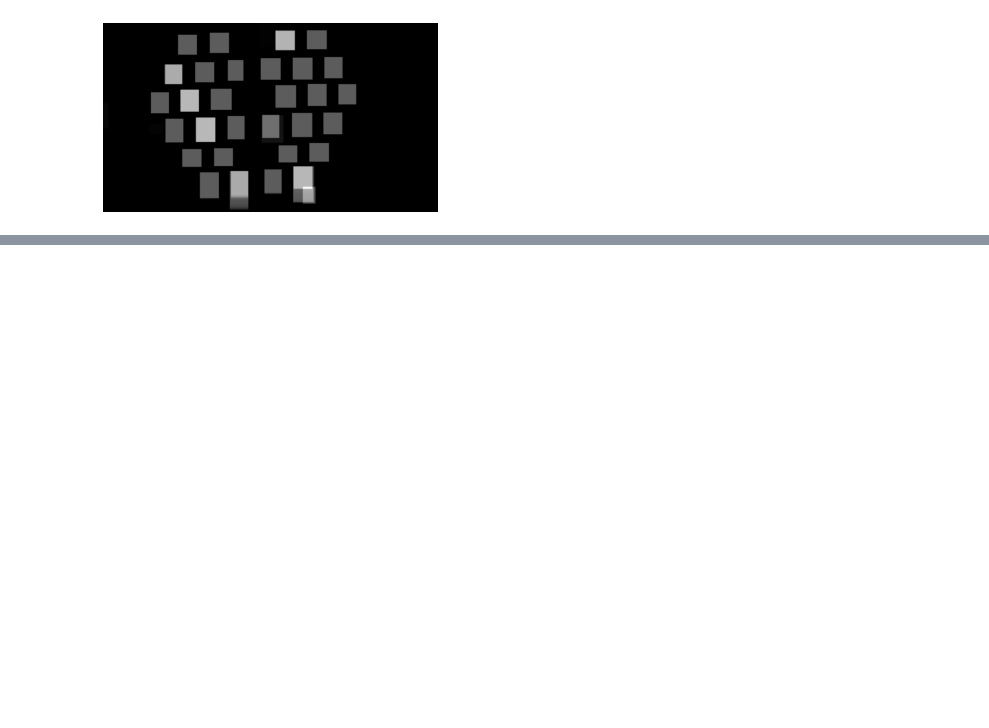
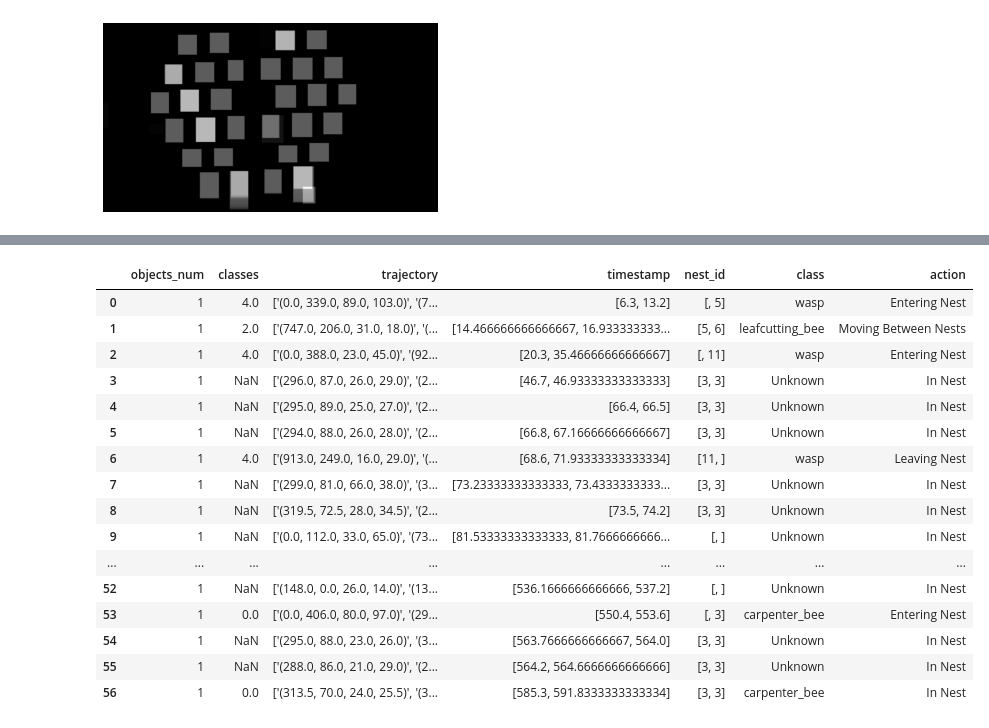
Before and after one commit to eai6/BeeVision, a Jupyter notebook: solitary_bee_hotels/scripts/research.ipynb, the cells around one changed output, grey strips where cells are left out. Cells and saved outputs as stored; diff of their text form; code cells hidden in the pictures; blank space fills up the shorter version.

```diff
--- a/solitary_bee_hotels/scripts/research.ipynb
+++ b/solitary_bee_hotels/scripts/research.ipynb
@@ -1466,0 +1778,52 @@ plt.show()
+# %%
+dict = {
+    0: "carpenter_bee",
+    1: "closed_nest",
+    2: "leafcutting_bee",
+    3: "open_nest",
+    4: "wasp"
+}
+def decodeClass(id):
+    try:
+        return dict[id]
+    except:
+        return "Unknown"
+# %%
+motion["class"] = motion["classes"].apply(decodeClass)
+# %%
+def getAction(nest_ids):
+    start_nest_id = nest_ids[0]
+    end_nest_id = nest_ids[1]
+
+    if start_nest_id == end_nest_id:
+        return "In Nest"
+    elif start_nest_id == "":
+        return "Entering Nest"
+    elif end_nest_id == "":
+        return "Leaving Nest"
+    elif start_nest_id != end_nest_id and start_nest_id != "" and end_nest_id != "":
+        return "Moving Between Nests"
+    else:
+        return "Unknown"
+# %%
+motion["action"] = motion["nest_id"].apply(getAction)
+# %%
+motion
+# %% [output]
+|  | objects_num | classes | trajectory | timestamp | nest_id | class | action |
+| 0 | 1 | 4.0 | ['(0.0, 339.0, 89.0, 103.0)', '(7... | [6.3, 13.2] | [, 5] | wasp | Entering Nest |
+| 1 | 1 | 2.0 | ['(747.0, 206.0, 31.0, 18.0)', '(... | [14.466666666666667, 16.933333333... | [5, 6] | leafcutting_bee | Moving Between Nests |
+| 2 | 1 | 4.0 | ['(0.0, 388.0, 23.0, 45.0)', '(92... | [20.3, 35.46666666666667] | [, 11] | wasp | Entering Nest |
+| 3 | 1 | NaN | ['(296.0, 87.0, 26.0, 29.0)', '(2... | [46.7, 46.93333333333333] | [3, 3] | Unknown | In Nest |
+| 4 | 1 | NaN | ['(295.0, 89.0, 25.0, 27.0)', '(2... | [66.4, 66.5] | [3, 3] | Unknown | In Nest |
+| 5 | 1 | NaN | ['(294.0, 88.0, 26.0, 28.0)', '(2... | [66.8, 67.16666666666667] | [3, 3] | Unknown | In Nest |
+| 6 | 1 | 4.0 | ['(913.0, 249.0, 16.0, 29.0)', '(... | [68.6, 71.93333333333334] | [11, ] | wasp | Leaving Nest |
+| 7 | 1 | NaN | ['(299.0, 81.0, 66.0, 38.0)', '(3... | [73.23333333333333, 73.4333333333... | [3, 3] | Unknown | In Nest |
+| 8 | 1 | NaN | ['(319.5, 72.5, 28.0, 34.5)', '(2... | [73.5, 74.2] | [3, 3] | Unknown | In Nest |
+| 9 | 1 | NaN | ['(0.0, 112.0, 33.0, 65.0)', '(73... | [81.53333333333333, 81.7666666666... | [, ] | Unknown | In Nest |
+| ... | ... | ... | ... | ... | ... | ... | ... |
+| 52 | 1 | NaN | ['(148.0, 0.0, 26.0, 14.0)', '(13... | [536.1666666666666, 537.2] | [, ] | Unknown | In Nest |
+| 53 | 1 | 0.0 | ['(0.0, 406.0, 80.0, 97.0)', '(29... | [550.4, 553.6] | [, 3] | carpenter_bee | Entering Nest |
+| 54 | 1 | NaN | ['(295.0, 88.0, 23.0, 26.0)', '(3... | [563.7666666666667, 564.0] | [3, 3] | Unknown | In Nest |
+| 55 | 1 | NaN | ['(288.0, 86.0, 21.0, 29.0)', '(2... | [564.2, 564.6666666666666] | [3, 3] | Unknown | In Nest |
+| 56 | 1 | 0.0 | ['(313.5, 70.0, 24.0, 25.5)', '(3... | [585.3, 591.8333333333334] | [3, 3] | carpenter_bee | In Nest |
```
Also changed, not shown: parts of 29 cells of this notebook, 4 other files.
